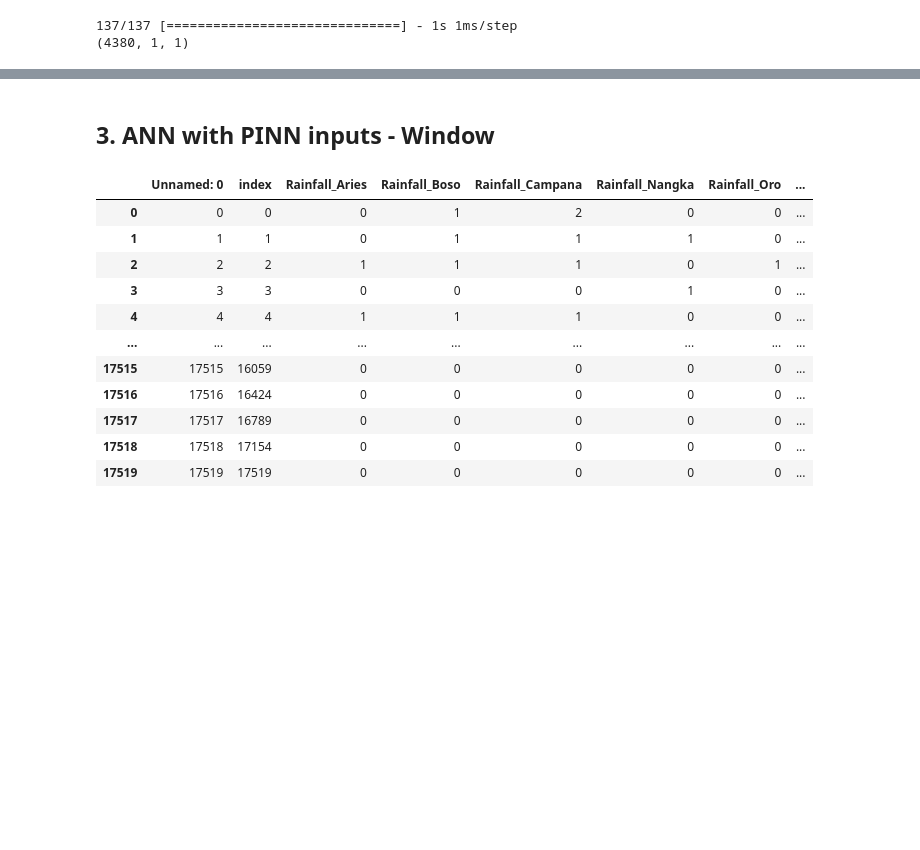
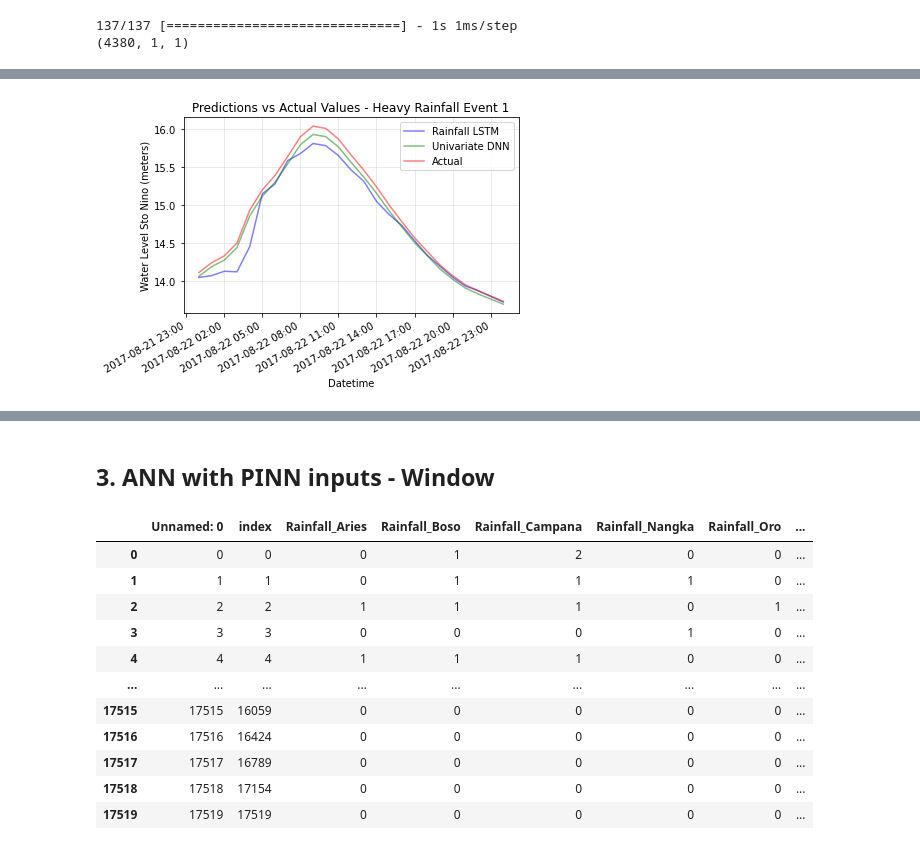
Before and after one commit to NeilQue/dsci_thesis, a Jupyter notebook: Jer_Files/basic_anns and pinns_2016_2017.ipynb, the cells around one changed output, grey strips where cells are left out. Saved outputs shown, nothing was run; the diff lists cells and outputs as text; code cells hidden in the pictures; blank space fills up the shorter version.

```diff
--- a/Jer_Files/basic_anns and pinns_2016_2017.ipynb
+++ b/Jer_Files/basic_anns and pinns_2016_2017.ipynb
@@ -718,0 +809,7 @@ array([11.879589 , 11.8582735, 11.836935 , ..., 12.456438 , 12.456438 ,
+# %%
+ann_predictions = pd.DataFrame({
+    'Date': test_dates,
+    'Actual': actual,
+    'Rainfall_ANN': lstm_predictions_multi_ann_rainfall_only,
+    'Univariate_ANN': dnn_predictions_univariate_ann
+})
@@ -718,0 +872,5 @@ array([11.879589 , 11.8582735, 11.836935 , ..., 12.456438 , 12.456438 ,
+# %%
+start_date = pd.to_datetime('2017-08-22 00:00:00')
+end_date = pd.to_datetime('2017-08-23 00:00:00')
+
+ann_predictions_1 = ann_predictions[(ann_predictions['Date'] >= start_date) & (ann_predictions['Date'] <= end_date)]
@@ -718,0 +901,26 @@ array([11.879589 , 11.8582735, 11.836935 , ..., 12.456438 , 12.456438 ,
+# %%
+from matplotlib import pyplot as plt
+import matplotlib.dates as mdates  # Import the dates module
+
+plt.plot(ann_predictions_1['Date'], ann_predictions_1['Rainfall_ANN'], c = "blue", label = "Rainfall LSTM", alpha = 0.5)
+plt.plot(ann_predictions_1['Date'], ann_predictions_1['Univariate_ANN'], c = "green", label = "Univariate DNN", alpha = 0.5)
+#plt.plot(test_dates, lstm_predictions_multi_ann_window_all_inputs, c = "violet", label = "ANN with Saint Venant Inputs", alpha = 0.5)
+plt.plot(ann_predictions_1['Date'], ann_predictions_1['Actual'], c = "red", label = "Actual", alpha = 0.50)
+plt.title('Predictions vs Actual Values - Heavy Rainfall Event 1')
+plt.ylabel('Water Level Sto Nino (meters)')
+plt.xlabel('Datetime')
+
+# Set x-axis to show hourly ticks
+plt.gca().xaxis.set_major_locator(mdates.HourLocator(interval=3))  # Show every hour
+plt.gca().xaxis.set_major_formatter(mdates.DateFormatter('%Y-%m-%d %H:00'))  # Format as YYYY-MM-DD HH:00
+
+# Rotate and align the tick labels so they look better
+plt.gcf().autofmt_xdate()
+
+# Add gridlines for better readability of hourly intervals
+plt.grid(True, alpha=0.3)
+
+plt.legend()
+plt.show()
+# %% [output]
+[figure, added]
```
Also changed, not shown: parts of 38 cells of this notebook, 3 other files.
